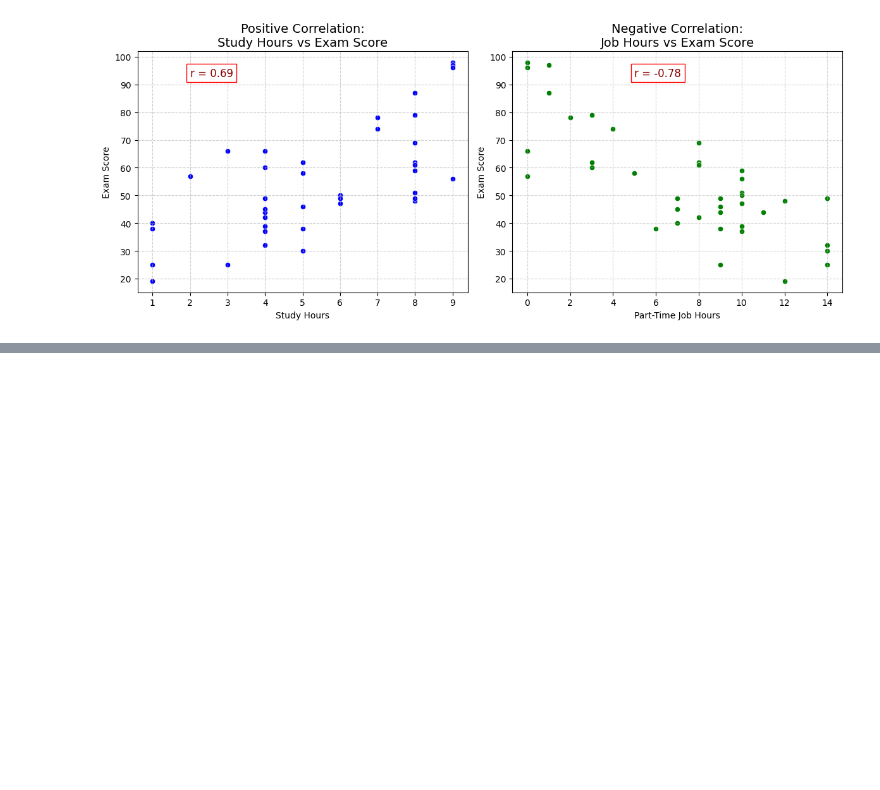
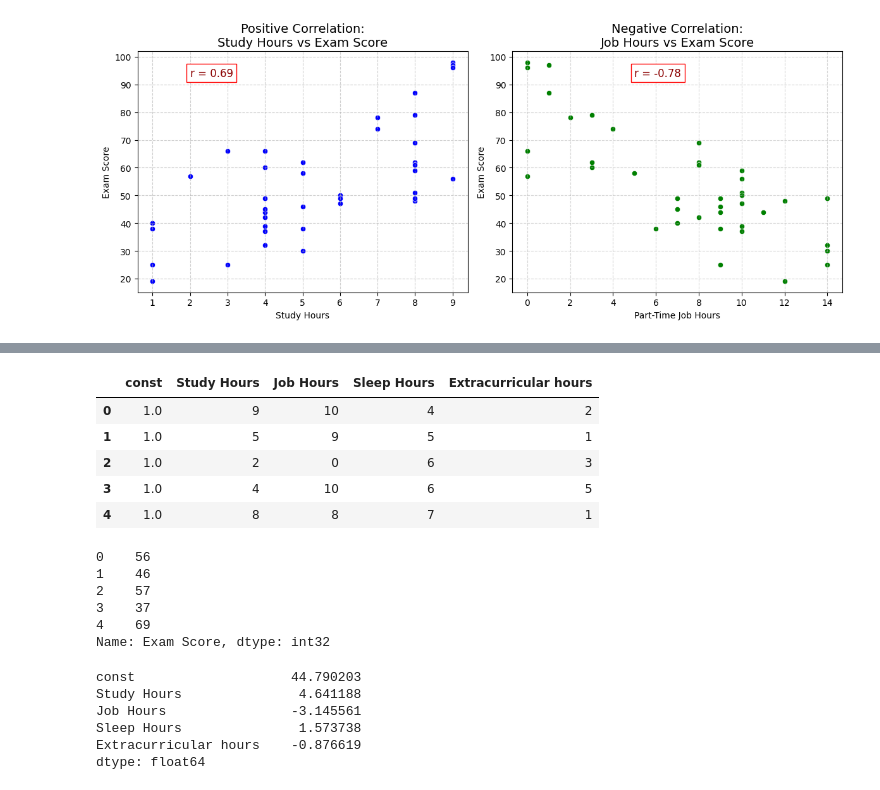
Before and after one commit to alfamado/task, a Jupyter notebook: Correlation_Regression/corr_reg.ipynb, the cells around one changed output, grey strips where cells are left out. Saved outputs shown, nothing was run; the diff lists cells and outputs as text; code cells hidden in the pictures; blank space fills up the shorter version.

```diff
--- a/Correlation_Regression/corr_reg.ipynb
+++ b/Correlation_Regression/corr_reg.ipynb
@@ -83,0 +150,3 @@ The Job Hours and Exam score shows a strong negative correlation, which means jo
+# %%
+predictions = model.predict(X)
+predictions
@@ -83,0 +171,7 @@ The Job Hours and Exam score shows a strong negative correlation, which means jo
+# %%
+# Lets use our predicted score to check the errors
+df['Predicted Exam Score'] = predictions
+df['Squared Error'] = (df['Exam Score'] - df['Predicted Exam Score']) ** 2
+
+# Show a few rows
+df[['Study Hours', 'Exam Score', 'Predicted Exam Score', 'Squared Error']].head()
@@ -83,0 +198,9 @@ The Job Hours and Exam score shows a strong negative correlation, which means jo
+# %%
+X.head()
+# %% [output]
+|  | const | Study Hours | Job Hours | Sleep Hours | Extracurricular hours |
+| 0 | 1.0 | 9 | 10 | 4 | 2 |
+| 1 | 1.0 | 5 | 9 | 5 | 1 |
+| 2 | 1.0 | 2 | 0 | 6 | 3 |
+| 3 | 1.0 | 4 | 10 | 6 | 5 |
+| 4 | 1.0 | 8 | 8 | 7 | 1 |
@@ -83,0 +209,9 @@ The Job Hours and Exam score shows a strong negative correlation, which means jo
+# %%
+Y.head()
+# %% [output]
+0    56
+1    46
+2    57
+3    37
+4    69
+Name: Exam Score, dtype: int32
@@ -83,0 +220,9 @@ The Job Hours and Exam score shows a strong negative correlation, which means jo
+# %%
+model.params
+# %% [output]
+const                    44.790203
+Study Hours               4.641188
+Job Hours                -3.145561
+Sleep Hours               1.573738
+Extracurricular hours    -0.876619
+dtype: float64
```
Also changed, not shown: parts of 17 cells of this notebook, 2 other files.
